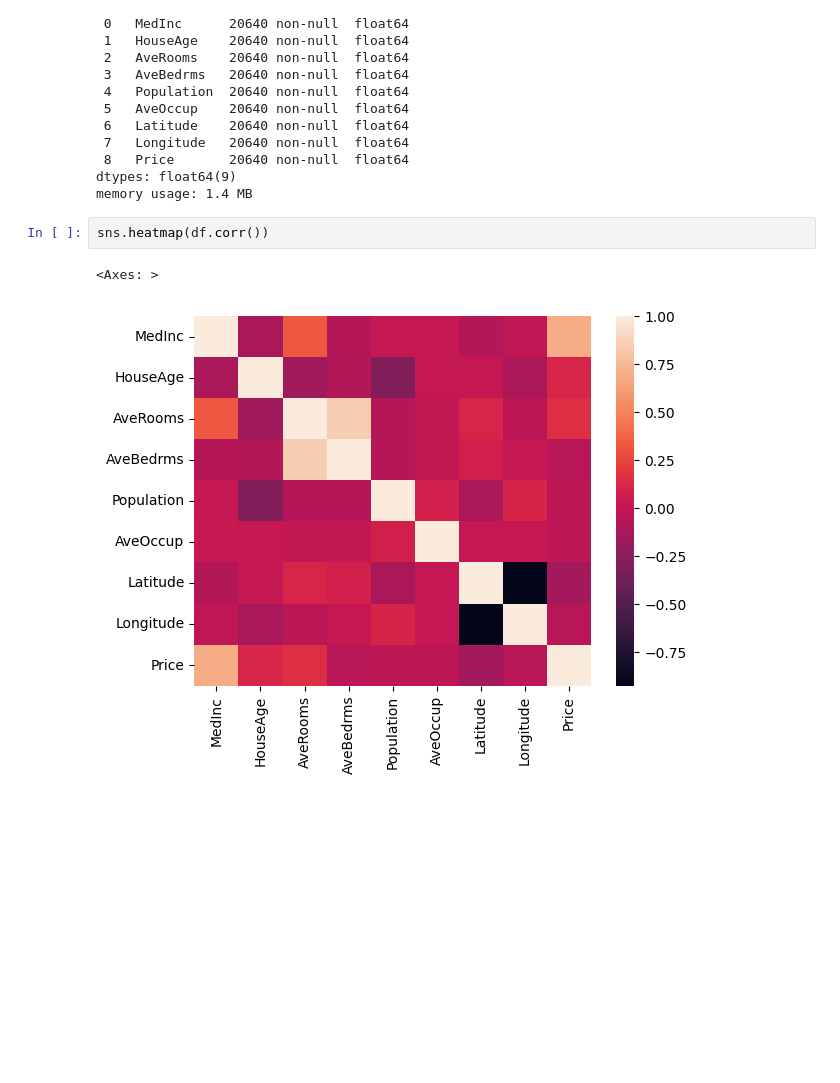
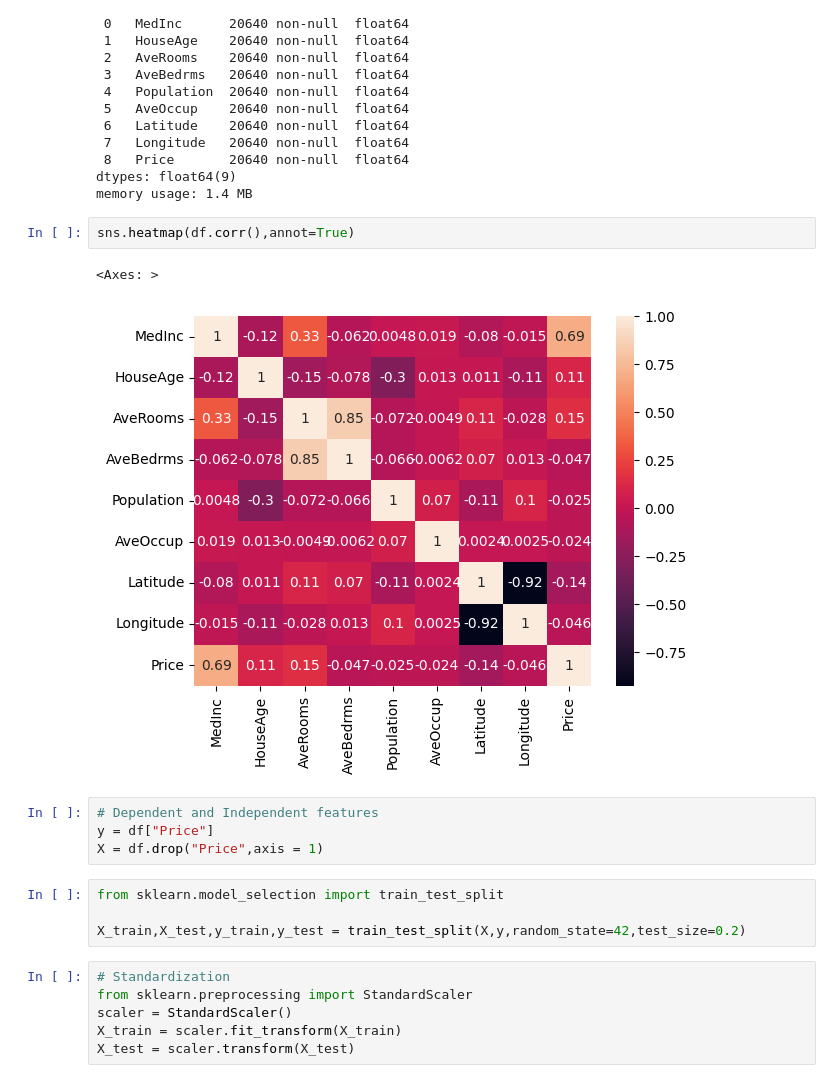
Before and after one commit to GlintingPixie/Machine-Learning, a Jupyter notebook: Linear Regression/Multiple_Linear_Regression_Project.ipynb, the cells around one changed output. Saved outputs shown, nothing was run; the diff lists cells and outputs as text; blank space fills up the shorter version.

```diff
--- a/Linear Regression/Multiple_Linear_Regression_Project.ipynb
+++ b/Linear Regression/Multiple_Linear_Regression_Project.ipynb
@@ -65,7 +65,21 @@ Data columns (total 9 columns):
 dtypes: float64(9)
 memory usage: 1.4 MB
 # %%
-sns.heatmap(df.corr())
+sns.heatmap(df.corr(),annot=True)
 # %% [output]
 <Axes: >
-[figure, old version]
+[figure, new version]
+# %%
+# Dependent and Independent features
+y = df["Price"]
+X = df.drop("Price",axis = 1)
+# %%
+from sklearn.model_selection import train_test_split
+
+X_train,X_test,y_train,y_test = train_test_split(X,y,random_state=42,test_size=0.2)
+# %%
+# Standardization
+from sklearn.preprocessing import StandardScaler
+scaler = StandardScaler()
+X_train = scaler.fit_transform(X_train)
+X_test = scaler.transform(X_test)
```
Also changed, not shown: parts of 12 cells of this notebook, 1 other file.
